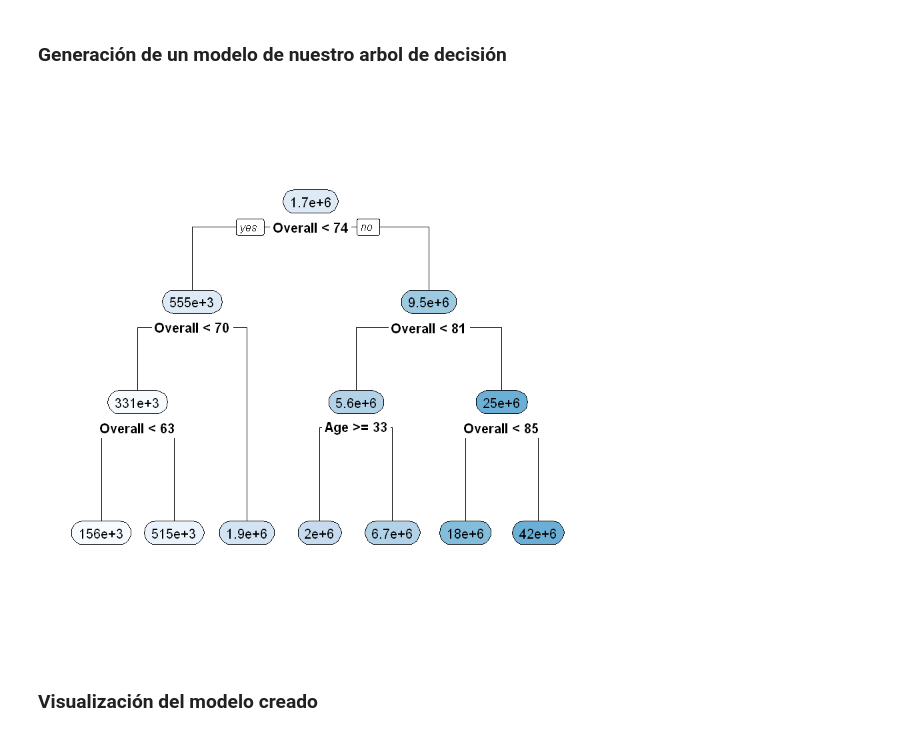
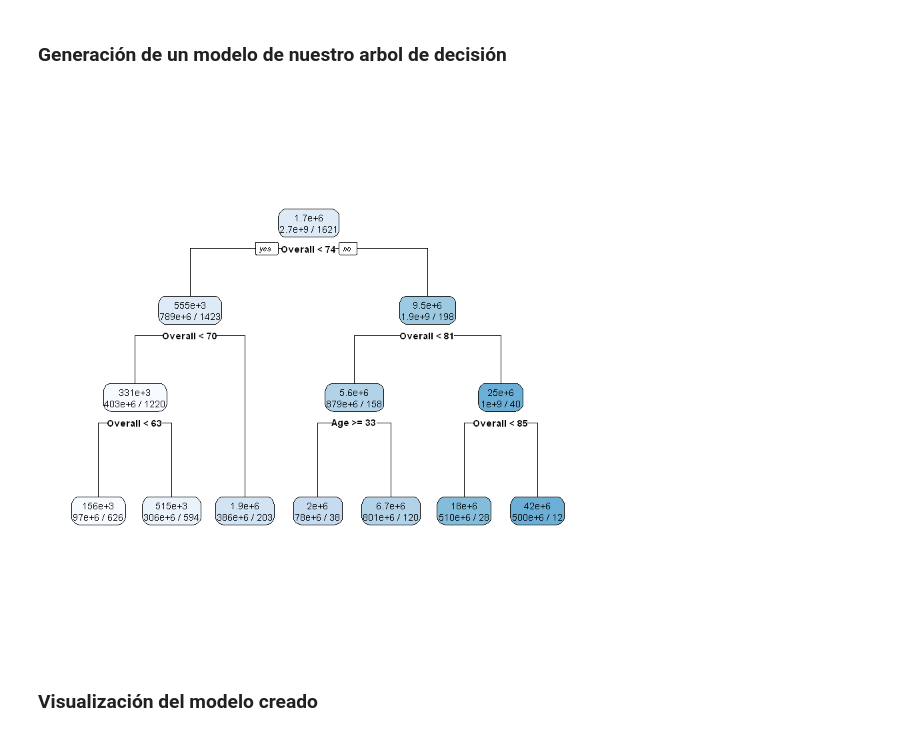
Before and after one commit to LauraRodriguezCanova/MachineLearning, a Jupyter notebook: TallerMachineLearning_DevIT.ipynb, the cells around one changed output. Cells and saved outputs as stored; diff of their text form; code cells hidden in the pictures.

```diff
--- a/TallerMachineLearning_DevIT.ipynb
+++ b/TallerMachineLearning_DevIT.ipynb
@@ -1074,10 +1074,10 @@ fifaGK_randomForest <- randomForest(Value ~ Age+Overall, data = fifaGK.train, nt
 # %%
 library(rpart)
 library(rpart.plot)
 fit <- rpart(Value~Age+Overall, data = fifaGK.train, method = 'poisson')
-rpart.plot(fit, extra = 0)
+rpart.plot(fit, extra = 1)
 # %% [output]
-[figure, old version]
+[figure, new version]
 # %% [markdown]
 ### Visualización del modelo creado
 # %%
```
